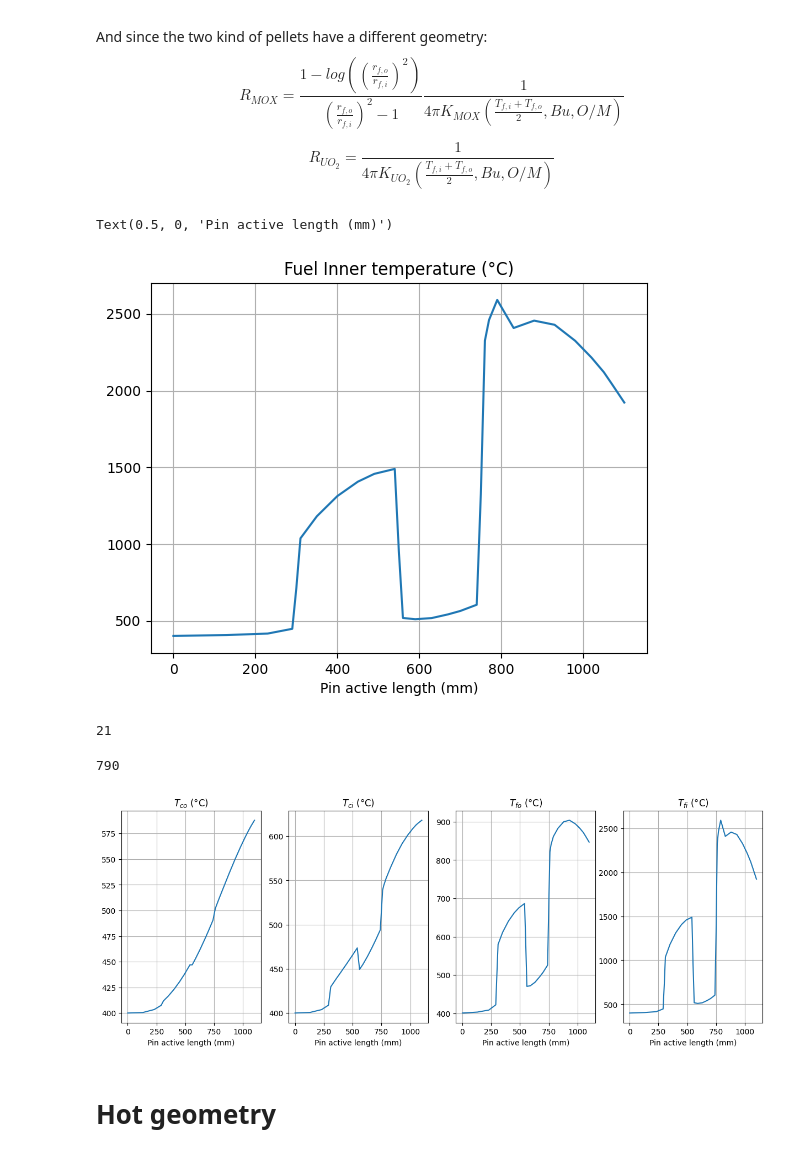
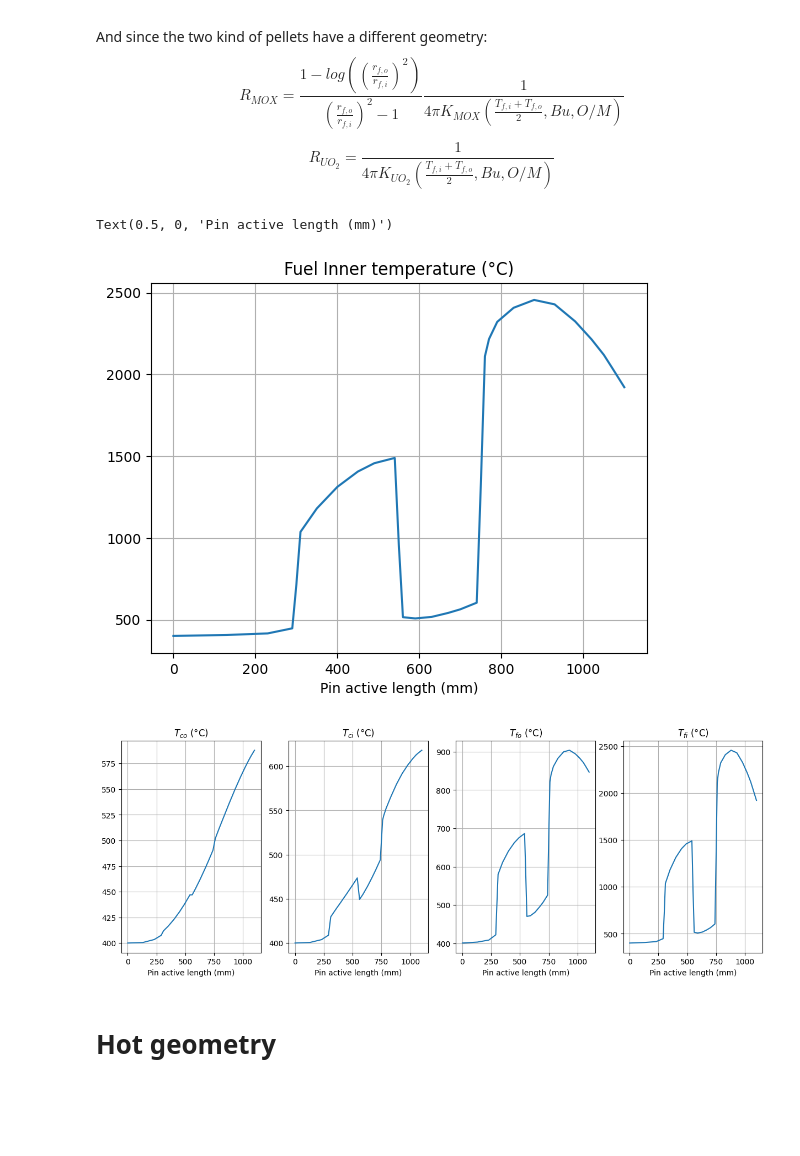
Before and after one commit to Andrea1999Broglia/ASTRID-reactor-fuel-pin-design, a Jupyter notebook: Reactor model.ipynb, the cells around one changed output. Cells and saved outputs as stored; diff of their text form; code cells hidden in the pictures; blank space fills up the shorter version.

```diff
--- a/Reactor model.ipynb
+++ b/Reactor model.ipynb
@@ -533,48 +533,40 @@ por=0.05
 
 Tfi=np.zeros(len(H))
 
-def K_UO_2(burnup_input, T_input, p_input):  #W/m K function of burnup, temperature and porosity of fuel
+def K_UO_2(burnup_input, T_input, p_input):  #fertile pellets, W/m K function of burnup, temperature and porosity of fuel
 
     return (1/(0.115+(2.6*10**(-3))*burnup_input+2.745*T_input*10**(-4))+1.216*10**(-2)*math.exp(1.867*T_input*10**(-3)))*((1-(2.58-5.8*T_input*10**-4)*p_input)/(1-((2.58-5.8*T_input*10**-4)*0.05)))
 
 def Tfisolver_UO_2(Tx, Tfo_input, q_input):  #
 
     return ((Tx - Tfo_input)/(q_input)) - 1/(4*math.pi*K_UO_2(0, (Tx+Tfo_input)*0.5, 1-rhof)/1000)
 
-def K_MOX(burnup_input, T_input, p_input, x_input): #W/m K function of burnup, temperature, porosity of fuel and Pu content
+def K_MOX(burnup_input, T_input, p_input, x_input): #fissile pellets, W/m K function of burnup, temperature, porosity of fuel and Pu content
 
     return (1/(1.528*math.sqrt(x_input+0.0093)-0.1055+0.44*burnup_input+2.885*T_input*10**-4)+76.4*(T_input**3)*10**(-12))*1.16*(1-p_input)/(1+2*p_input)
 
 def Tfisolver_MOX(Tx, Tfo_input, q_input):
 
      return ((Tx - Tfo[i])/(q_input)) - (1-(math.log((Rfo/Rfi)**2))/((Rfo/Rfi)**2 -1))*(1/(4*math.pi*(0.001*K_MOX(0, 0.5*(Tx+Tfo_input), 1-rhof, x_fissile ))))
 
 
 for i in range(len(H)):
-    if H[i]<=300 or (H[i]>=600 and H[i]<=800):
+    if H[i]<=300 or (H[i]>=550 and H[i]<=750):
         sol=fsolve(Tfisolver_UO_2,1000, args=(Tfo[i], q[i]))
         Tfi[i]=sol[0]
     else:
         sol=fsolve(Tfisolver_MOX,1000, args=(Tfo[i], q[i]))
         Tfi[i]=sol[0]
 
 
 
 plt.plot(H, Tfi)
 plt.grid()
 plt.title('Fuel Inner temperature (°C)')
 plt.xlabel("Pin active length (mm)")
 # %% [output]
 Text(0.5, 0, 'Pin active length (mm)')
-[figure, old version]
+[figure, new version]
-# %%
-print(np.where(Tfi==max(Tfi))[0][0])
-# %% [output]
-21
-# %%
-print(H[np.where(Tfi==max(Tfi))[0][0]])
-# %% [output]
-790
 # %%
 #plots
 fig, axs = plt.subplots(1, 4, figsize=(15,5))
@@ -596,7 +588,7 @@ axs[3].set_title('$T_{fi}$ (°C)')
 axs[3].set_xlabel("Pin active length (mm)")
 axs[3].grid()
 # %% [output]
-[figure, old version]
+[figure, new version]
 # %% [markdown]
 # Hot geometry
 # %% [markdown]
```
Also changed, not shown: parts of 9 cells of this notebook.
